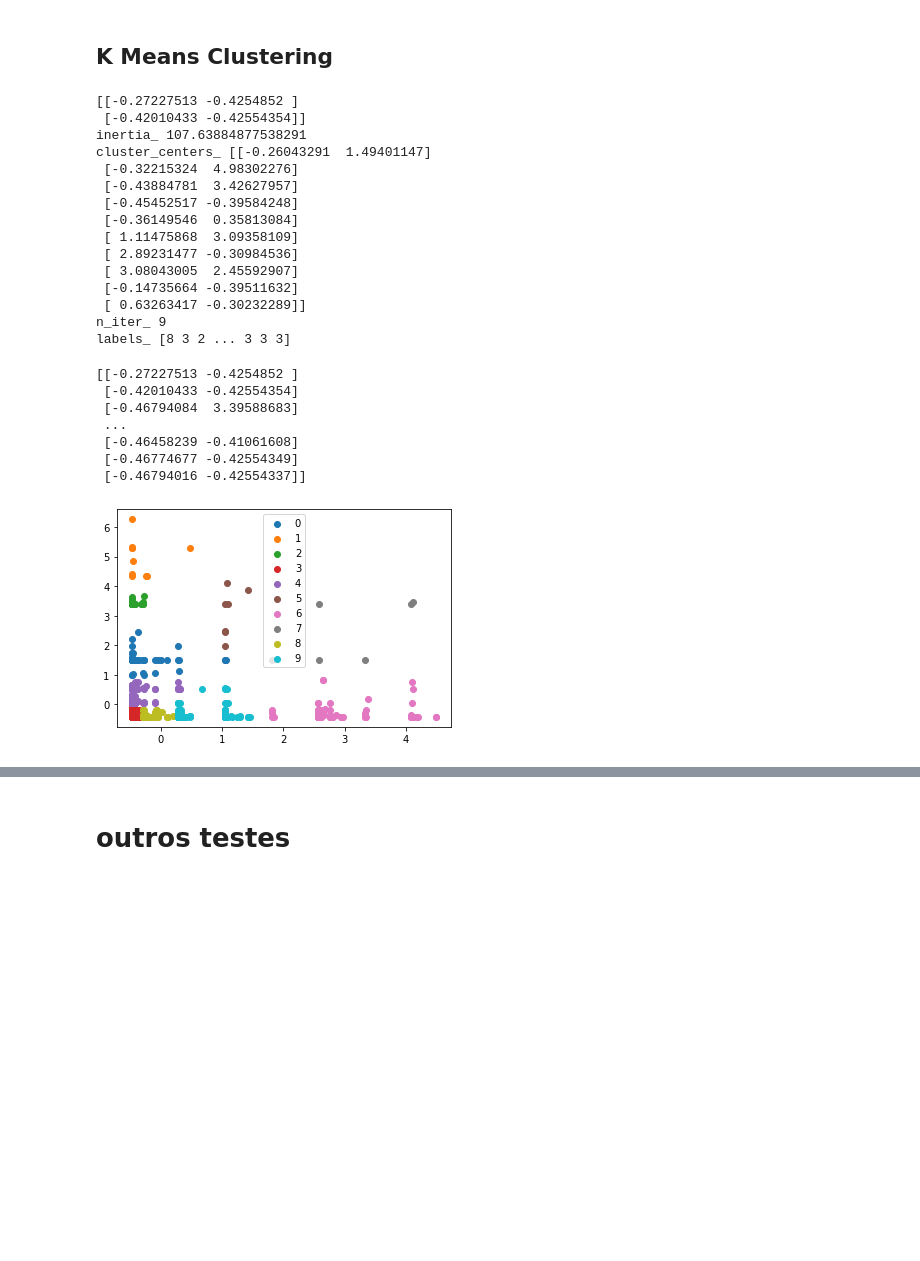
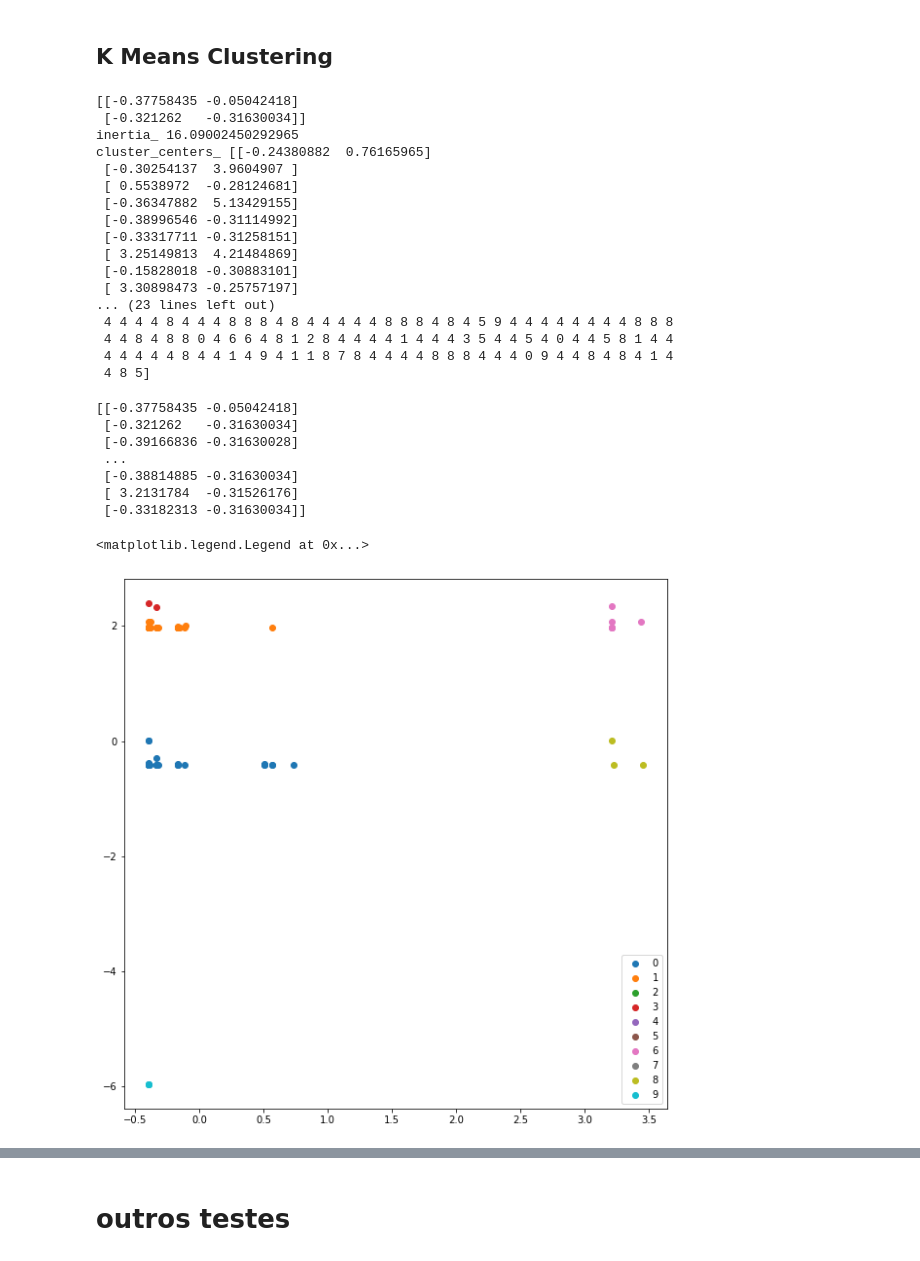
Before and after one commit to msfreit/awari, a Jupyter notebook: 2 - Mentoria/question_subject_classification.ipynb, the cells around one changed output, grey strips where cells are left out. Drawn from its saved outputs; the diff is of its cells as text; code cells hidden in the pictures; blank space fills up the shorter version.

```diff
--- a/2 - Mentoria/question_subject_classification.ipynb
+++ b/2 - Mentoria/question_subject_classification.ipynb
@@ -164,6 +148,8 @@ dataset = pd.DataFrame(data=sentence_vectors, columns=most_freq)
 
 dataset["classification"] = documents["level_2"]
 dataset = dataset.dropna() # remove NaN
-dataset
+len(dataset)
+sentence_vectors = np.array(dataset.drop("classification",1))
+len(sentence_vectors)
 # %% [output]
 jorge quer instalar aquecedores no seu salão de beleza para melhorar o conforto dos seus clientes no inverno ele estuda a compra de unidades de dois tipos de aquecedores modelo a que consome 600 g h g ...
@@ -322,39 +308,45 @@ print("cluster_centers_",kmeans.cluster_centers_)
 print("n_iter_",kmeans.n_iter_)
 print("labels_",kmeans.labels_)
 # %% [output]
-[[-0.27227513 -0.4254852 ]
- [-0.42010433 -0.42554354]]
-inertia_ 107.63884877538291
-cluster_centers_ [[-0.26043291  1.49401147]
- [-0.32215324  4.98302276]
- [-0.43884781  3.42627957]
- [-0.45452517 -0.39584248]
- [-0.36149546  0.35813084]
- [ 1.11475868  3.09358109]
- [ 2.89231477 -0.30984536]
- [ 3.08043005  2.45592907]
- [-0.14735664 -0.39511632]
- [ 0.63263417 -0.30232289]]
-n_iter_ 9
-labels_ [8 3 2 ... 3 3 3]
+[[-0.37758435 -0.05042418]
+ [-0.321262   -0.31630034]]
+inertia_ 16.09002450292965
+cluster_centers_ [[-0.24380882  0.76165965]
+ [-0.30254137  3.9604907 ]
+ [ 0.5538972  -0.28124681]
+ [-0.36347882  5.13429155]
+ [-0.38996546 -0.31114992]
+ [-0.33317711 -0.31258151]
+ [ 3.25149813  4.21484869]
+ [-0.15828018 -0.30883101]
+ [ 3.30898473 -0.25757197]
+... (23 lines left out)
+ 4 4 4 4 8 4 4 4 8 8 8 4 8 4 4 4 4 4 8 8 8 4 8 4 5 9 4 4 4 4 4 4 4 4 8 8 8
+ 4 4 8 4 8 8 0 4 6 6 4 8 1 2 8 4 4 4 4 1 4 4 4 3 5 4 4 5 4 0 4 4 5 8 1 4 4
+ 4 4 4 4 4 8 4 4 1 4 9 4 1 1 8 7 8 4 4 4 4 8 8 8 4 4 4 0 9 4 4 8 4 8 4 1 4
+ 4 8 5]
 # %%
 import matplotlib.pyplot as plt
 
 u_labels = np.unique(label)
-
+plt.figure(figsize=(10,10))
 #plotting the results:
 print(scaled_sentences)
 
 for i in u_labels:
-    plt.scatter(scaled_sentences[label == i , 0] , scaled_sentences[label == i , 1] , label = i)
+    plt.scatter(
+        scaled_sentences[label == i , 0] ,
+        np.log2(scaled_sentences[label == i , 1]) ,
+        label = i)
 plt.legend()
-plt.show()
+#plt.show()
 # %% [output]
-[[-0.27227513 -0.4254852 ]
- [-0.42010433 -0.42554354]
- [-0.46794084  3.39588683]
+[[-0.37758435 -0.05042418]
+ [-0.321262   -0.31630034]
+ [-0.39166836 -0.31630028]
  ...
- [-0.46458239 -0.41061608]
- [-0.46774677 -0.42554349]
- [-0.46794016 -0.42554337]]
+ [-0.38814885 -0.31630034]
+ [ 3.2131784  -0.31526176]
+ [-0.33182313 -0.31630034]]
+<matplotlib.legend.Legend at 0x...>
-[figure, old version]
+[figure, new version]
```
Also changed, not shown: parts of 10 cells of this notebook, 2 other files.
